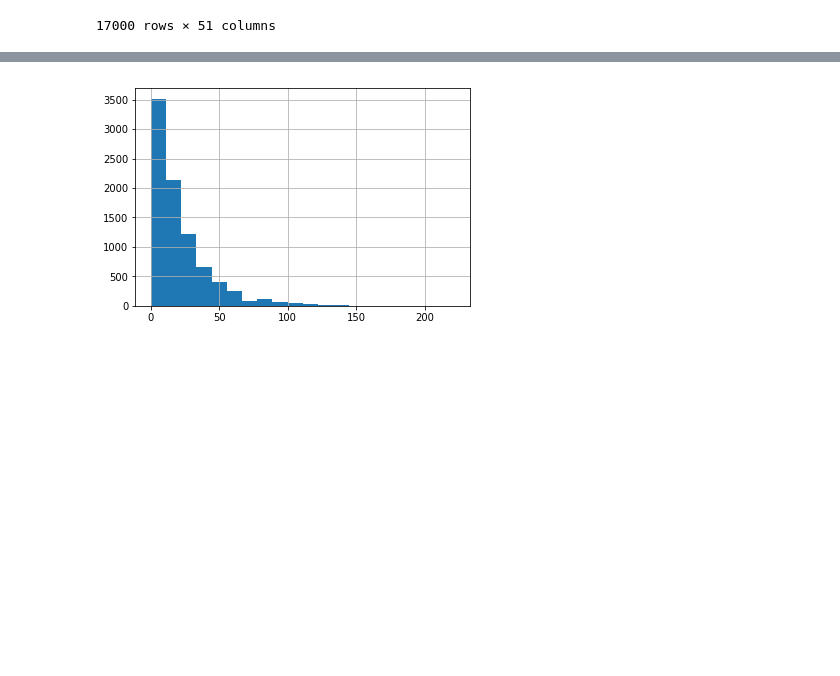
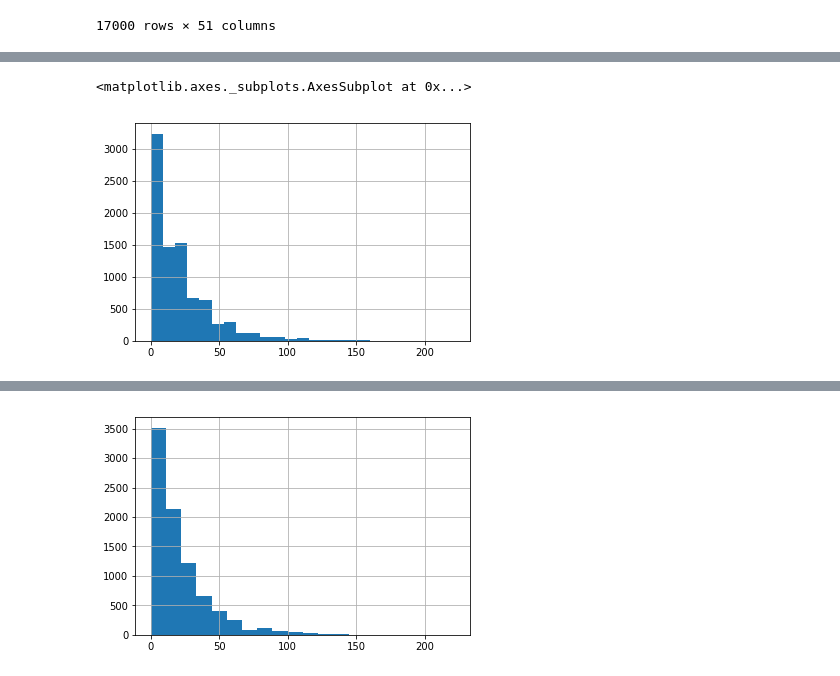
Before and after one commit to keigito/Starbucks_Customer_Analysis, a Jupyter notebook: Starbucks_Capstone_notebook.ipynb, the cells around one changed output, grey strips where cells are left out. Cells and saved outputs as stored; diff of their text form; code cells hidden in the pictures; blank space fills up the shorter version.

```diff
--- a/Starbucks_Capstone_notebook.ipynb
+++ b/Starbucks_Capstone_notebook.ipynb
@@ -1087,0 +1024,5 @@ profile[profile["discount_total_offers_count"] != 0].iloc[0:15, 29:36]
+# %%
+profile["discount_avg_receive_to_view_time"].hist(bins=25)
+# %% [output]
+<matplotlib.axes._subplots.AxesSubplot at 0x...>
+[figure, added]
```
Also changed, not shown: parts of 34 cells of this notebook.
